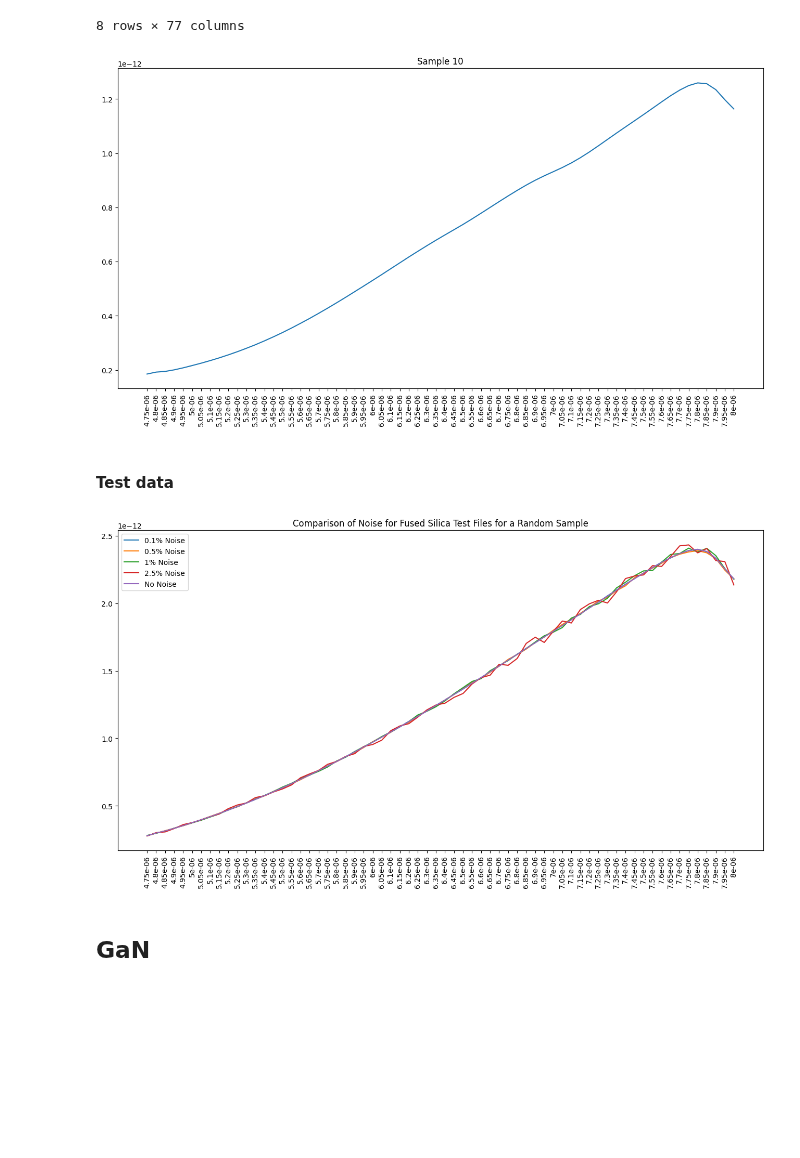
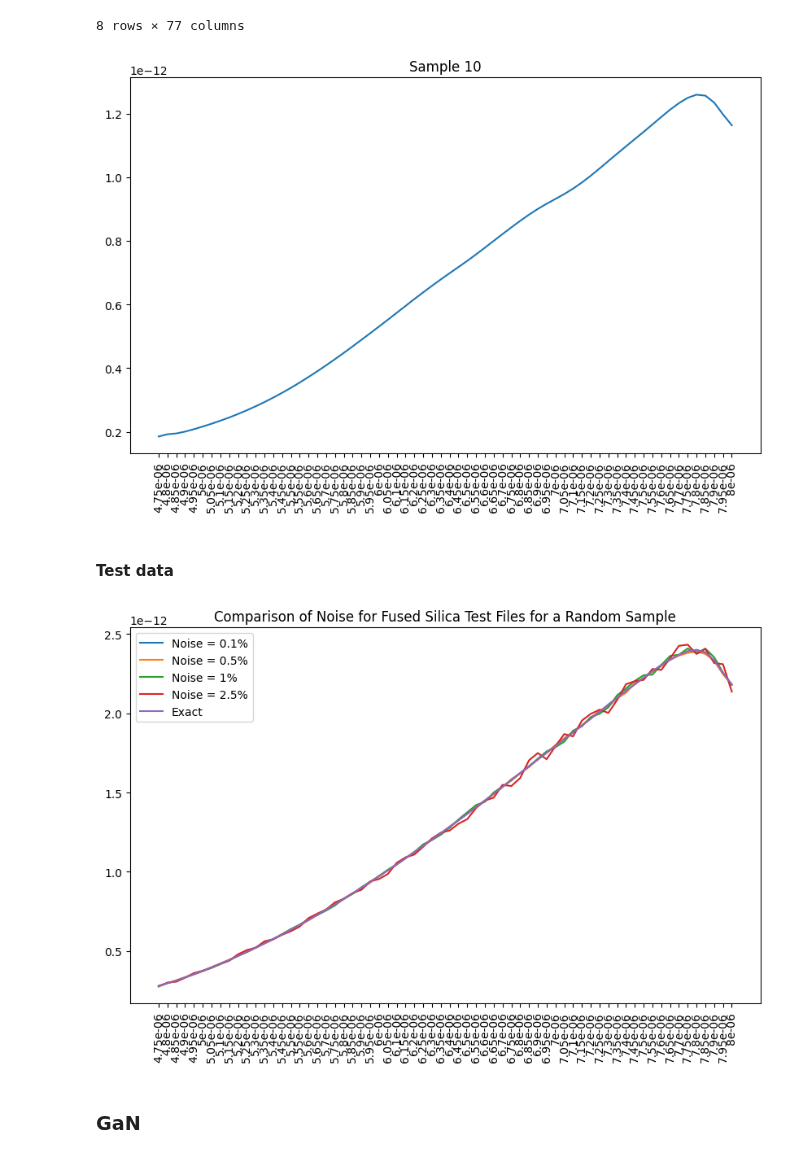
Before and after one commit to iAmBrig12/REU_AI_Thermography, a Jupyter notebook: data_visualization.ipynb, the cells around one changed output. Cells and saved outputs as stored; diff of their text form; code cells hidden in the pictures; blank space fills up the shorter version.

```diff
--- a/data_visualization.ipynb
+++ b/data_visualization.ipynb
@@ -57,16 +62,16 @@ fs_train_data.describe()
 # %%
 fs_train_data.columns = fs_train_data.columns.astype(str)
 spectra = [col for col in fs_train_data.columns if 'layer' not in col]
 
-plt.figure(figsize=(16,8))
+plt.figure(figsize=(10,6))
 
 plt.plot(fs_train_data.iloc[10][spectra])
 
 plt.title('Sample 10')
 plt.xticks(rotation=90)
 plt.show()
 # %% [output]
-[figure, old version]
+[figure, new version]
 # %% [markdown]
 #### Test data
 # %%
@@ -74,7 +79,7 @@ fs_test_data = read_files('fused_silica_test_data')
 # %%
-plot_data(fs_test_data, 'Comparison of Noise for Fused Silica Test Files for a Random Sample', 10)
+plot_data(fs_test_data, 'Comparison of Noise for Fused Silica Test Files for a Random Sample', 10, False)
 # %% [output]
-[figure, old version]
+[figure, new version]
 # %% [markdown]
-## GaN
+### GaN
 # %%
```
Also changed, not shown: parts of 24 cells of this notebook, 59 other files.
